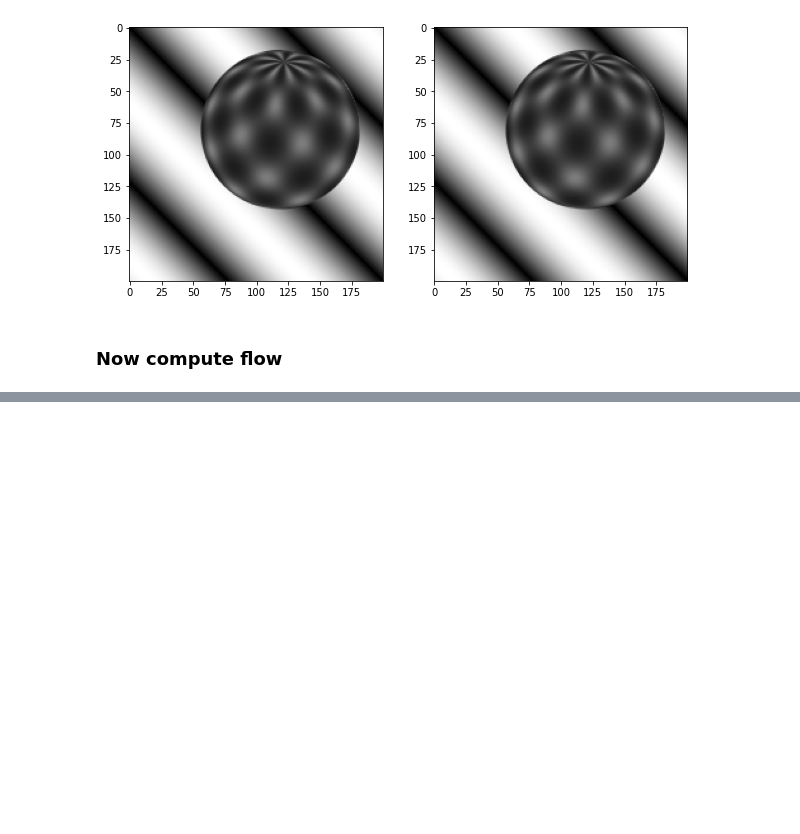
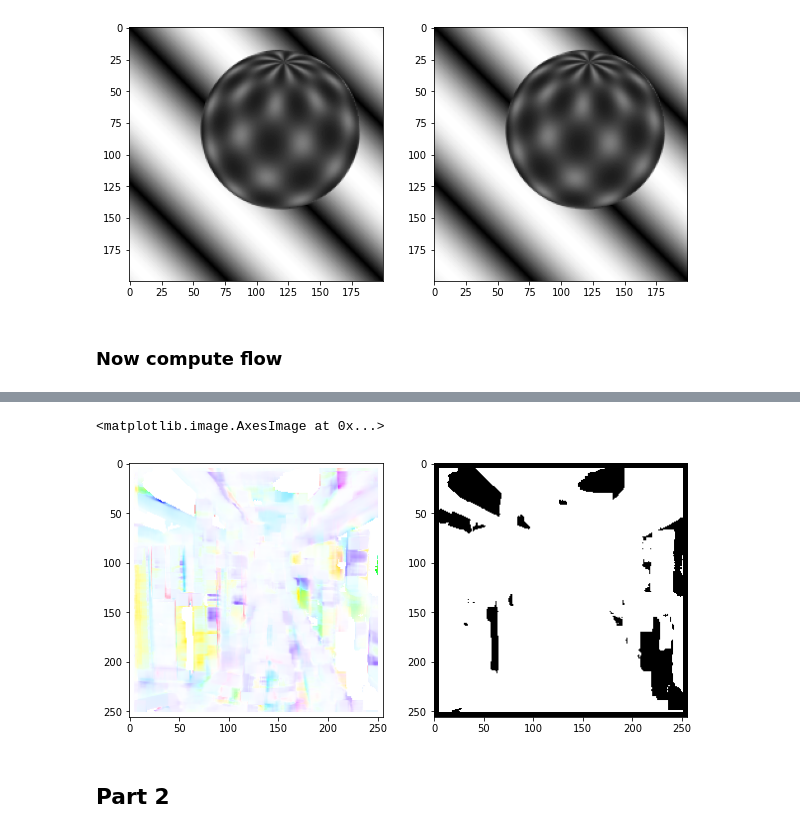
Before and after one commit to jimmyle888/cvlab, a Jupyter notebook: Project 4/a4_script.ipynb, the cells around one changed output, grey strips where cells are left out. Saved outputs shown, nothing was run; the diff lists cells and outputs as text; code cells hidden in the pictures; blank space fills up the shorter version.

Commit message:
Progress on Part 2

```diff
--- a/Project 4/a4_script.ipynb
+++ b/Project 4/a4_script.ipynb
@@ -416,0 +437,12 @@ visualize(sphere0_gr,sphere1_gr)
+# %%
+#Display corridor flow
+u_corridor, v_corridor, map_corridor = myFlow(corridor0_gr, corridor1_gr, 11, 0.001)
+corridor_flow = flowToColor(np.dstack([u_corridor, v_corridor]))
+fig, ax = plt.subplots(1,2, figsize=(10,10))
+ax[0].imshow(corridor_flow)
+ax[1].imshow(map_corridor)
+# %% [output]
+<matplotlib.image.AxesImage at 0x...>
+[figure, added]
+# %% [markdown]
+## Part 2
```
Also changed, not shown: parts of 10 cells of this notebook, 3 other files.
